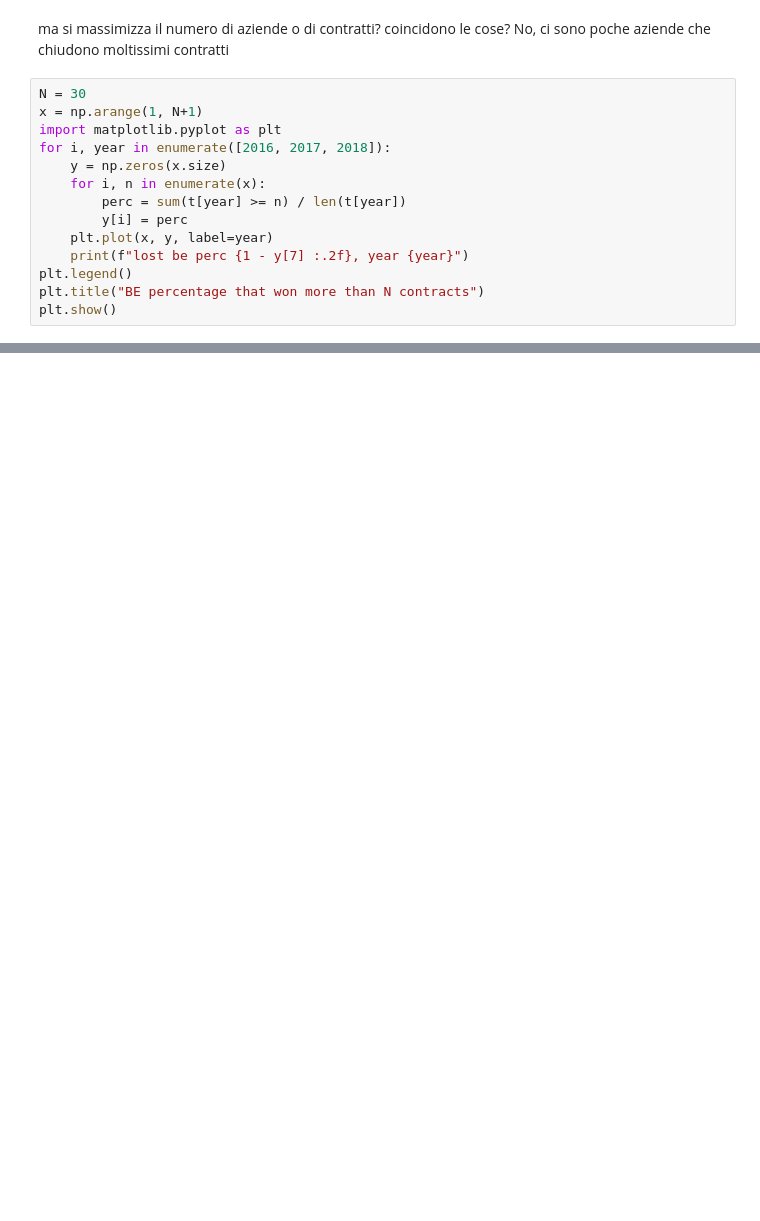
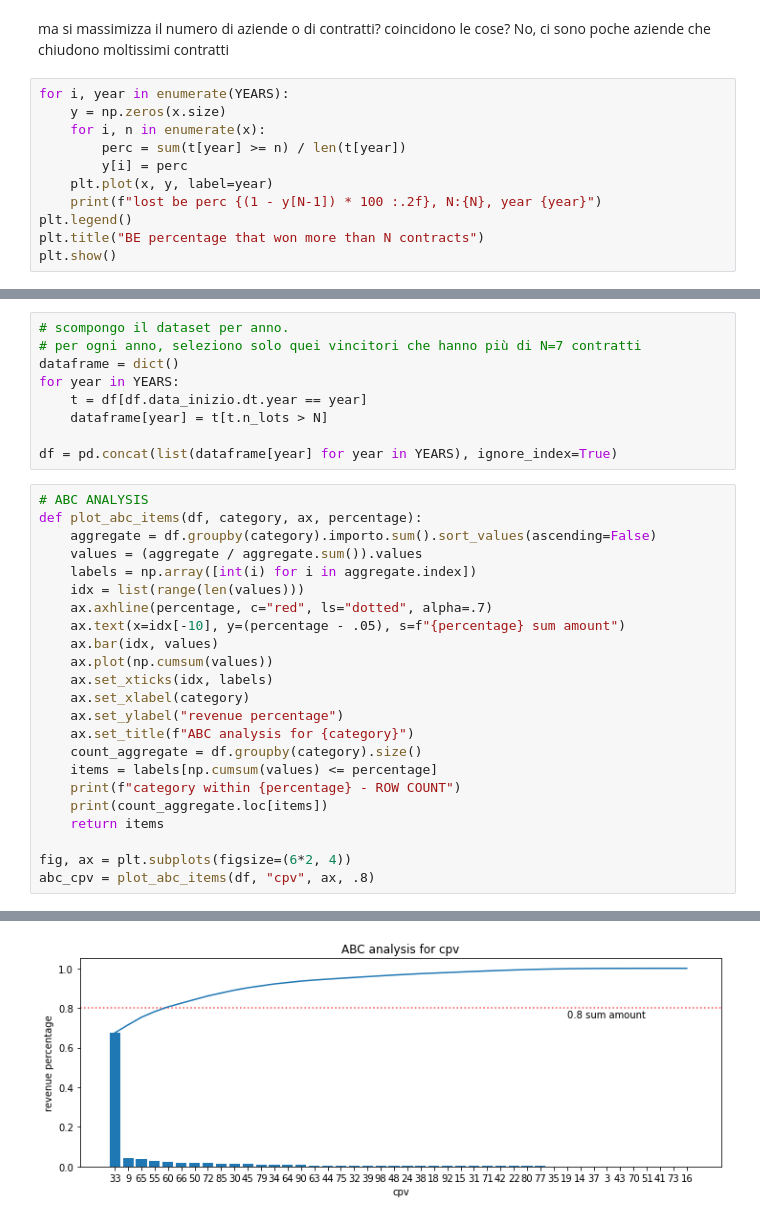
Before and after one commit to Yourne/synapthesis, a Jupyter notebook: n_contracts_distrib.ipynb, the cells around one changed output, grey strips where cells are left out. Drawn from its saved outputs; the diff is of its cells as text; blank space fills up the shorter version.

```diff
--- a/n_contracts_distrib.ipynb
+++ b/n_contracts_distrib.ipynb
@@ -89,16 +125,13 @@ plt.show()
 ma si massimizza il numero di aziende o di contratti? coincidono le cose? No,
 ci sono poche aziende che chiudono moltissimi contratti
 # %%
-N = 30
-x = np.arange(1, N+1)
-import matplotlib.pyplot as plt
-for i, year in enumerate([2016, 2017, 2018]):
+for i, year in enumerate(YEARS):
     y = np.zeros(x.size)
     for i, n in enumerate(x):
         perc = sum(t[year] >= n) / len(t[year])
         y[i] = perc
     plt.plot(x, y, label=year)
-    print(f"lost be perc {1 - y[7] :.2f}, year {year}")
+    print(f"lost be perc {(1 - y[N-1]) * 100 :.2f}, N:{N}, year {year}")
 plt.legend()
 plt.title("BE percentage that won more than N contracts")
 plt.show()
@@ -109,0 +143,33 @@ lost be perc 0.86, year 2018
+# %%
+# scompongo il dataset per anno.
+# per ogni anno, seleziono solo quei vincitori che hanno più di N=7 contratti
+dataframe = dict()
+for year in YEARS:
+    t = df[df.data_inizio.dt.year == year]
+    dataframe[year] = t[t.n_lots > N]
+
+df = pd.concat(list(dataframe[year] for year in YEARS), ignore_index=True)
+# %%
+# ABC ANALYSIS
+def plot_abc_items(df, category, ax, percentage):
+    aggregate = df.groupby(category).importo.sum().sort_values(ascending=False)
+    values = (aggregate / aggregate.sum()).values
+    labels = np.array([int(i) for i in aggregate.index])
+    idx = list(range(len(values)))
+    ax.axhline(percentage, c="red", ls="dotted", alpha=.7)
+    ax.text(x=idx[-10], y=(percentage - .05), s=f"{percentage} sum amount")
+    ax.bar(idx, values)
+    ax.plot(np.cumsum(values))
+    ax.set_xticks(idx, labels)
+    ax.set_xlabel(category)
+    ax.set_ylabel("revenue percentage")
+    ax.set_title(f"ABC analysis for {category}")
+    count_aggregate = df.groupby(category).size()
+    items = labels[np.cumsum(values) <= percentage]
+    print(f"category within {percentage} - ROW COUNT")
+    print(count_aggregate.loc[items])
+    return items
+
+fig, ax = plt.subplots(figsize=(6*2, 4))
+abc_cpv = plot_abc_items(df, "cpv", ax, .8)
+# %% [output]
@@ -109,0 +183 @@ lost be perc 0.86, year 2018
+[figure, added]
```
Also changed, not shown: parts of 28 cells of this notebook, 1 other file.
